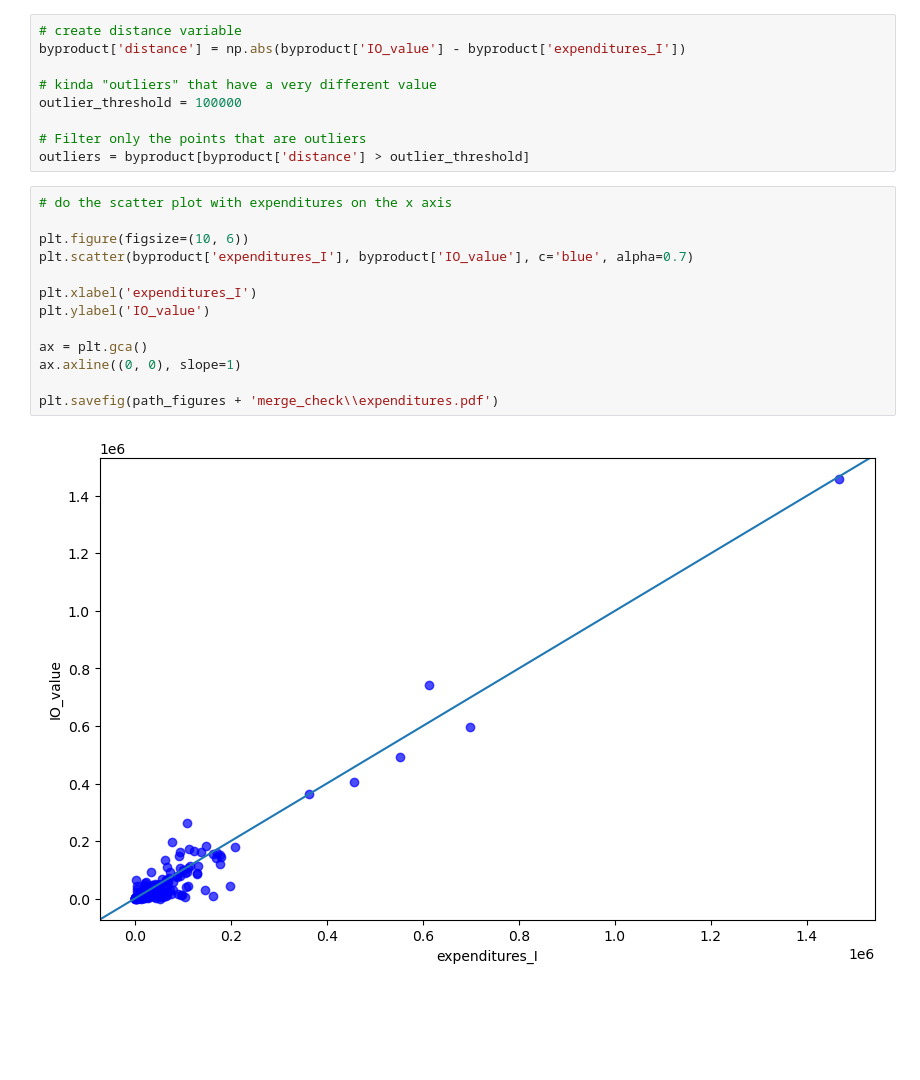
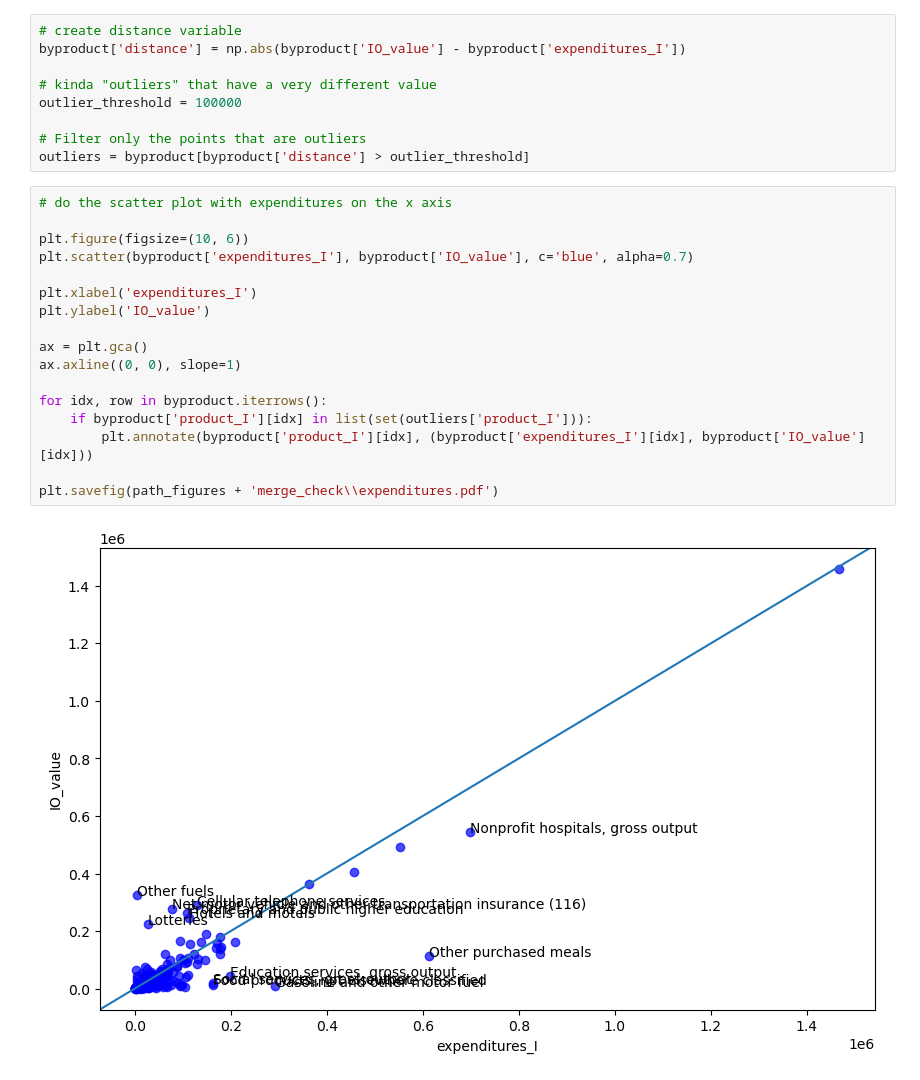
Before and after one commit to emilyfu1/shocks_productionnetworks, a Jupyter notebook: mergechecks.ipynb, the cells around one changed output. Drawn from its saved outputs; the diff is of its cells as text; blank space fills up the shorter version.

```diff
--- a/mergechecks.ipynb
+++ b/mergechecks.ipynb
@@ -42,18 +42,22 @@ outliers = byproduct[byproduct['distance'] > outlier_threshold]
 # %%
 # do the scatter plot with expenditures on the x axis
 
 plt.figure(figsize=(10, 6))
 plt.scatter(byproduct['expenditures_I'], byproduct['IO_value'], c='blue', alpha=0.7)
 
 plt.xlabel('expenditures_I')
 plt.ylabel('IO_value')
 
 ax = plt.gca()
 ax.axline((0, 0), slope=1)
 
+for idx, row in byproduct.iterrows():
+    if byproduct['product_I'][idx] in list(set(outliers['product_I'])):
+        plt.annotate(byproduct['product_I'][idx], (byproduct['expenditures_I'][idx], byproduct['IO_value'][idx]))
+
 plt.savefig(path_figures + 'merge_check\\expenditures.pdf')
 # %% [output]
-[figure, old version]
+[figure, new version]
 # %%
 # this is the list of "outlier" products: issues mostly come from housing and healthcare type stuff
 # noting the 2017 expenditures for tenant-occupied stationary houses is 0: having trouble getting min_count to work (actually all NaNs)
```
Also changed, not shown: parts of 4 cells of this notebook, 3 other files.
